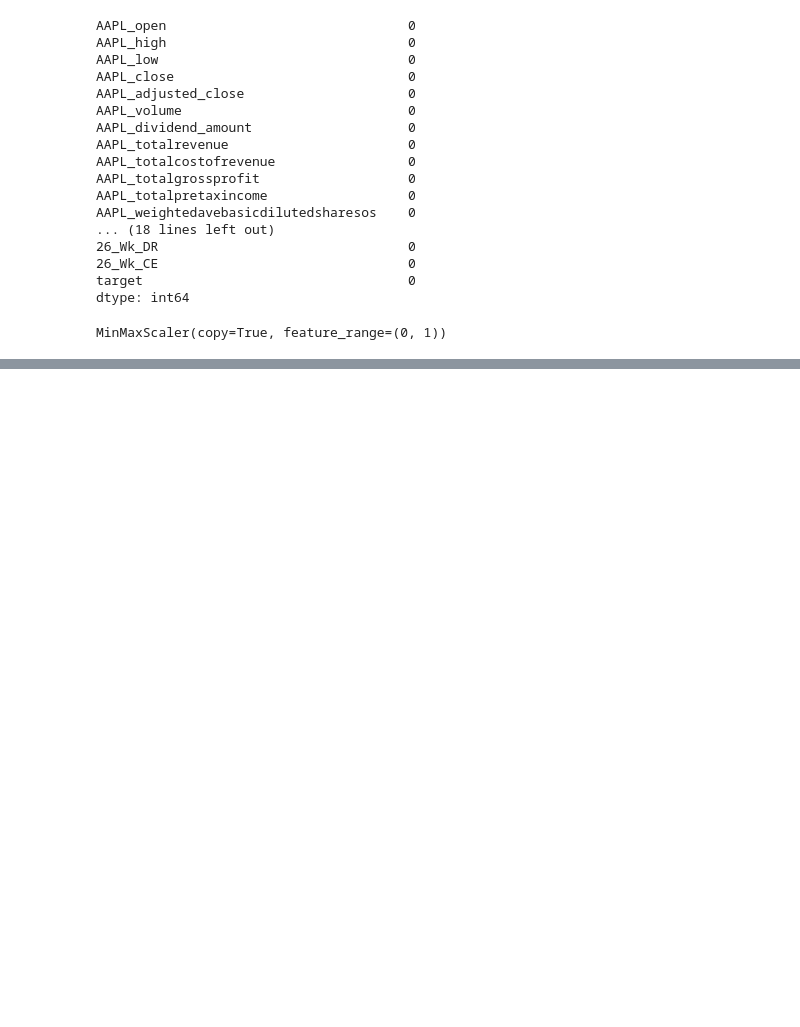
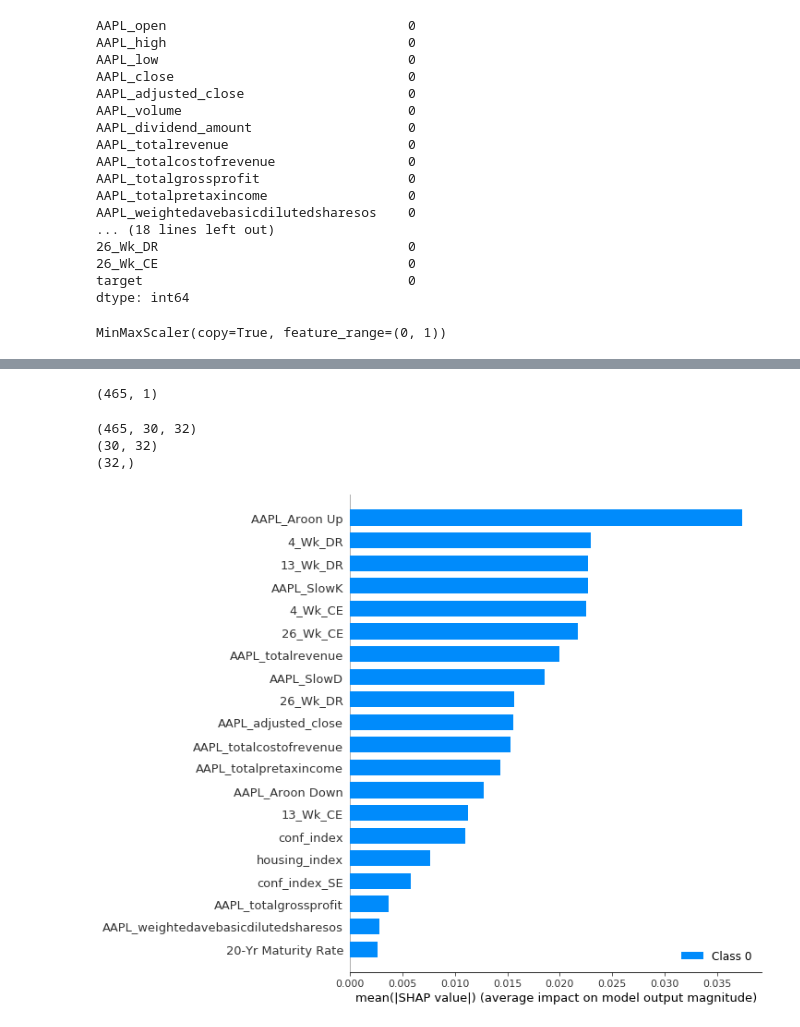
Before and after one commit to labs14-investment-risk-analysis/Data-Science, a Jupyter notebook: jupyter_notebooks/modeling/LSTM_regressions_fracdif.ipynb, the cells around one changed output, grey strips where cells are left out. Saved outputs shown, nothing was run; the diff lists cells and outputs as text; code cells hidden in the pictures; blank space fills up the shorter version.

```diff
--- a/jupyter_notebooks/modeling/LSTM_regressions_fracdif.ipynb
+++ b/jupyter_notebooks/modeling/LSTM_regressions_fracdif.ipynb
@@ -341,0 +399,12 @@ plt.plot(y_train);
+# %%
+def extract_data(generator):
+    for i in np.arange(len(generator)):
+        if i == 0:
+            a, b = generator[i]
+        else:
+            c, d = generator[i]
+
+            a = np.vstack((a, c))
+            b = np.vstack((b, d))
+
+    return a, b
@@ -341,0 +444,2 @@ plt.plot(y_train);
+# %%
+a, b = extract_data(test_data_generator)
@@ -341,0 +450,4 @@ plt.plot(y_train);
+# %%
+b.shape
+# %% [output]
+(465, 1)
@@ -341,0 +456,16 @@ plt.plot(y_train);
+# %%
+de = DeepExplainer(model = model, data=a)
+# %%
+shaps_vals = de.shap_values(a)
+# %%
+print(shaps_vals[0].shape)
+print(shaps_vals[0][0].shape)
+print(shaps_vals[0][0][0].shape)
+# %% [output]
+(465, 30, 32)
+(30, 32)
+(32,)
+# %%
+summary_plot([shaps_vals[0][100]], feature_names=df.columns)
+# %% [output]
+[figure, added]
```
Also changed, not shown: parts of 32 cells of this notebook, 18 other files.
